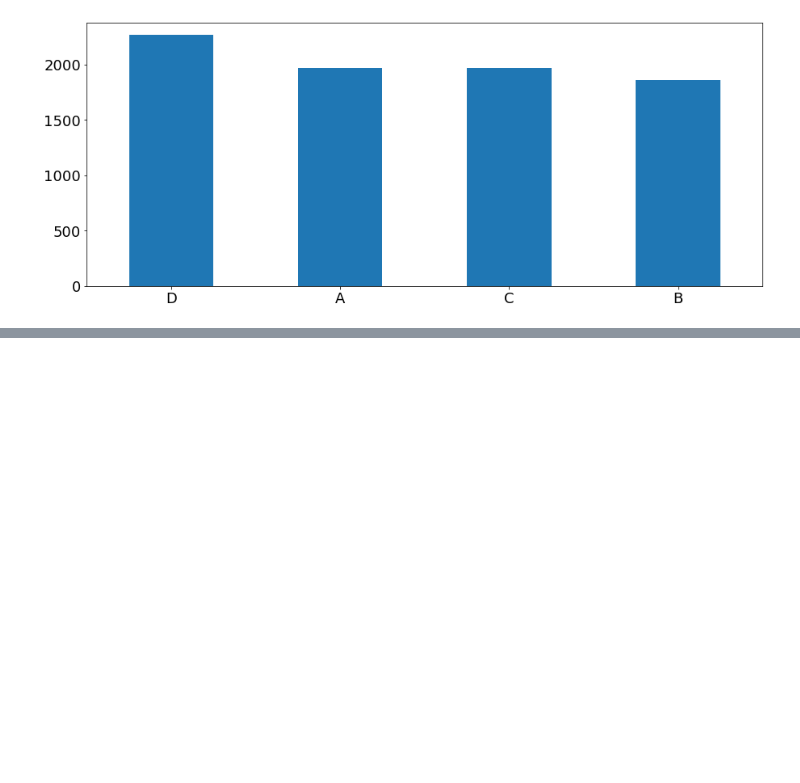
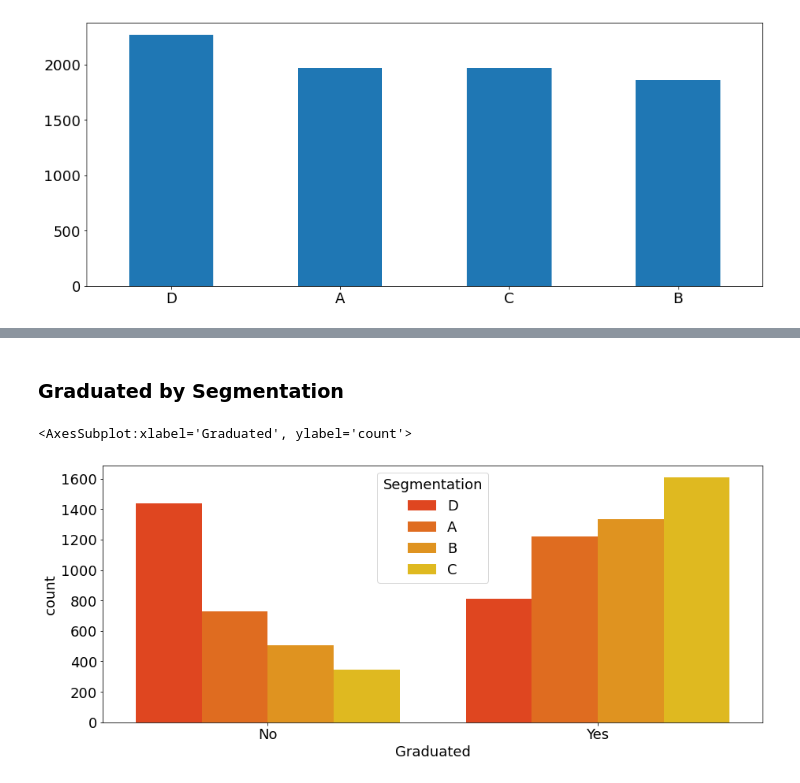
Before and after one commit to Yoyoyamato/customer-segmentation-classification, a Jupyter notebook: EDA.ipynb, the cells around one changed output, grey strips where cells are left out. Drawn from its saved outputs; the diff is of its cells as text; code cells hidden in the pictures; blank space fills up the shorter version.

```diff
--- a/EDA.ipynb
+++ b/EDA.ipynb
@@ -128,0 +147,7 @@ plt.show()
+# %% [markdown]
+### Graduated by Segmentation
+# %%
+sns.countplot(x="Graduated",hue="Segmentation",data=df,palette="autumn")
+# %% [output]
+<AxesSubplot:xlabel='Graduated', ylabel='count'>
+[figure, added]
```
Also changed, not shown: parts of 12 cells of this notebook.
